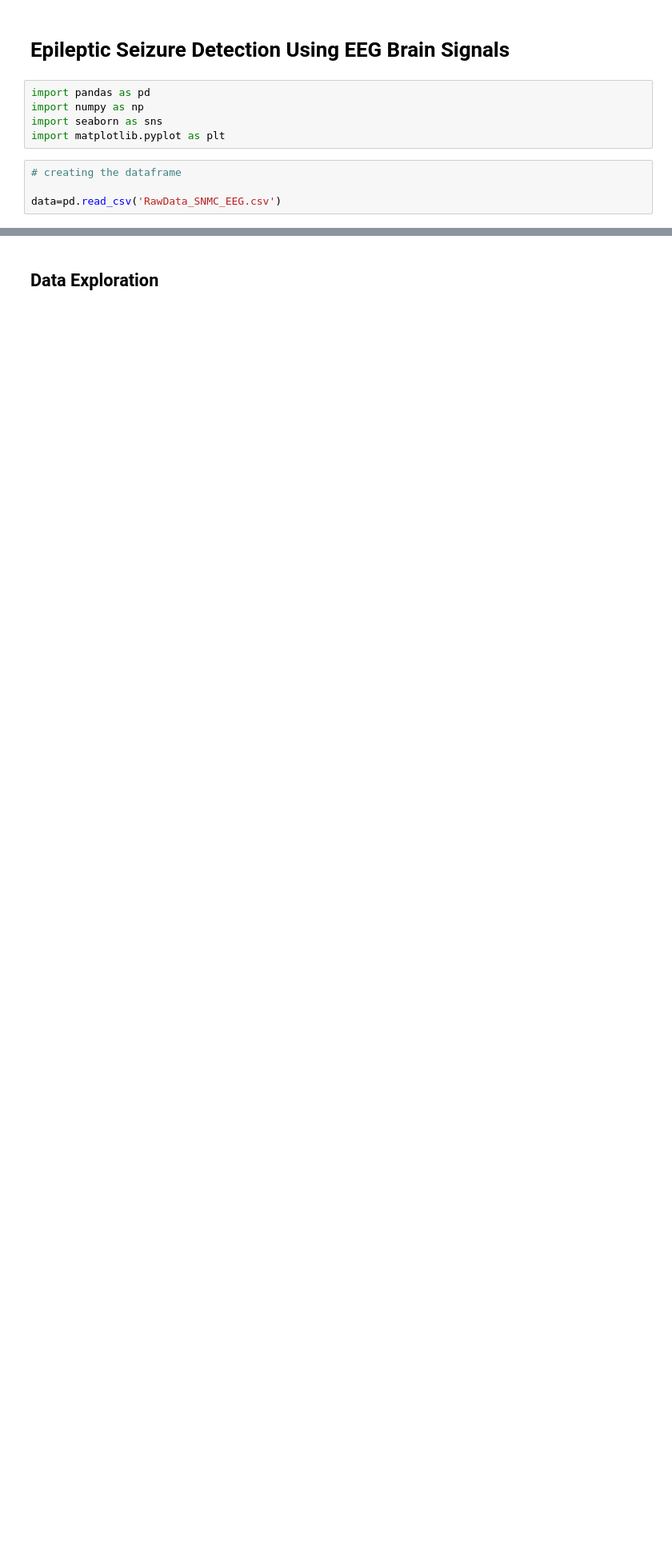
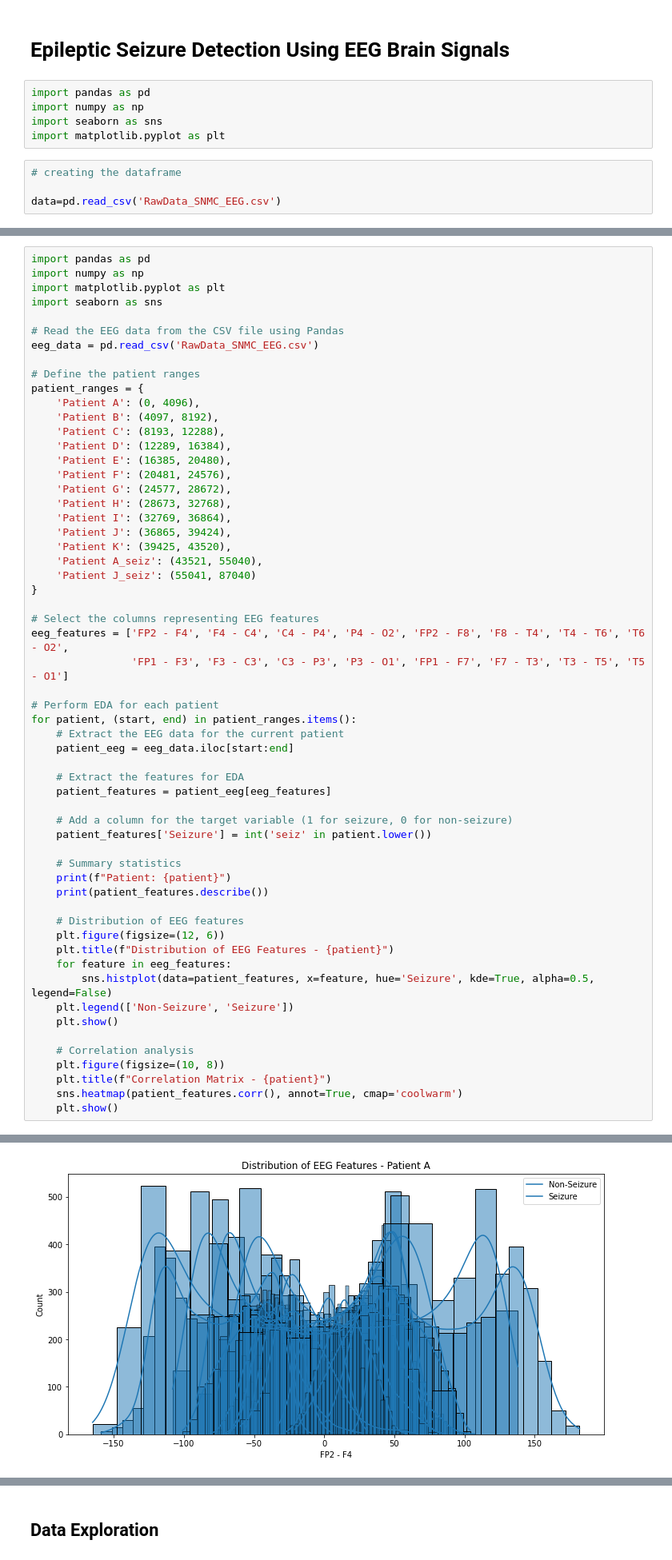
Before and after one commit to adarshm0han/Epileptic-Brain-Seizure-Detector, a Jupyter notebook: Epileptic-Seizures-Detector.ipynb, the cells around one changed output, grey strips where cells are left out. Shown at 80% size. Drawn from its saved outputs; the diff is of its cells as text; blank space fills up the shorter version.

```diff
--- a/Epileptic-Seizures-Detector.ipynb
+++ b/Epileptic-Seizures-Detector.ipynb
@@ -11,0 +165,59 @@ data=pd.read_csv('RawData_SNMC_EEG.csv')
+# %%
+import pandas as pd
+import numpy as np
+import matplotlib.pyplot as plt
+import seaborn as sns
+
+# Read the EEG data from the CSV file using Pandas
+eeg_data = pd.read_csv('RawData_SNMC_EEG.csv')
+
+# Define the patient ranges
+patient_ranges = {
+    'Patient A': (0, 4096),
+    'Patient B': (4097, 8192),
+    'Patient C': (8193, 12288),
+    'Patient D': (12289, 16384),
+    'Patient E': (16385, 20480),
+    'Patient F': (20481, 24576),
+    'Patient G': (24577, 28672),
+    'Patient H': (28673, 32768),
+    'Patient I': (32769, 36864),
+    'Patient J': (36865, 39424),
+    'Patient K': (39425, 43520),
+    'Patient A_seiz': (43521, 55040),
+    'Patient J_seiz': (55041, 87040)
+}
+
+# Select the columns representing EEG features
+eeg_features = ['FP2 - F4', 'F4 - C4', 'C4 - P4', 'P4 - O2', 'FP2 - F8', 'F8 - T4', 'T4 - T6', 'T6 - O2',
+                'FP1 - F3', 'F3 - C3', 'C3 - P3', 'P3 - O1', 'FP1 - F7', 'F7 - T3', 'T3 - T5', 'T5 - O1']
+
+# Perform EDA for each patient
+for patient, (start, end) in patient_ranges.items():
+    # Extract the EEG data for the current patient
+    patient_eeg = eeg_data.iloc[start:end]
+
+    # Extract the features for EDA
+    patient_features = patient_eeg[eeg_features]
+
+    # Add a column for the target variable (1 for seizure, 0 for non-seizure)
+    patient_features['Seizure'] = int('seiz' in patient.lower())
+
+    # Summary statistics
+    print(f"Patient: {patient}")
+    print(patient_features.describe())
+
+    # Distribution of EEG features
+    plt.figure(figsize=(12, 6))
+    plt.title(f"Distribution of EEG Features - {patient}")
+    for feature in eeg_features:
+        sns.histplot(data=patient_features, x=feature, hue='Seizure', kde=True, alpha=0.5, legend=False)
+    plt.legend(['Non-Seizure', 'Seizure'])
+    plt.show()
+
+    # Correlation analysis
+    plt.figure(figsize=(10, 8))
+    plt.title(f"Correlation Matrix - {patient}")
+    sns.heatmap(patient_features.corr(), annot=True, cmap='coolwarm')
+    plt.show()
+# %% [output]
@@ -11,0 +241 @@ data=pd.read_csv('RawData_SNMC_EEG.csv')
+[figure, added]
```
Also changed, not shown: parts of 27 cells of this notebook.
